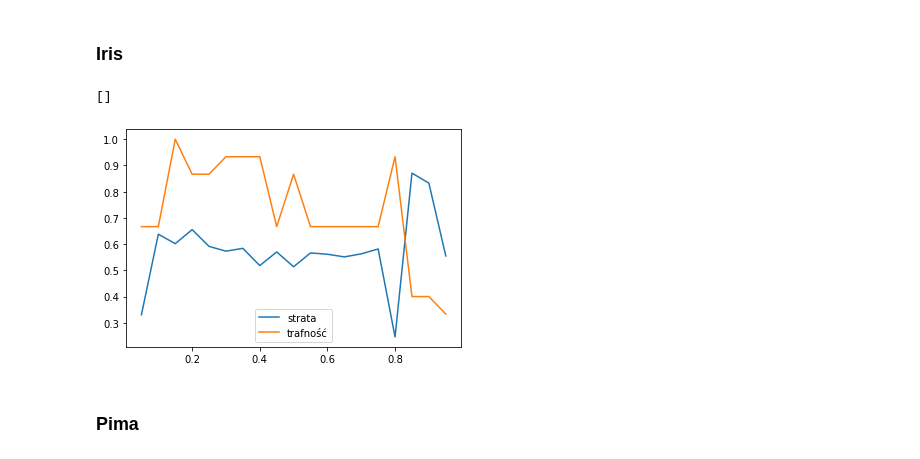
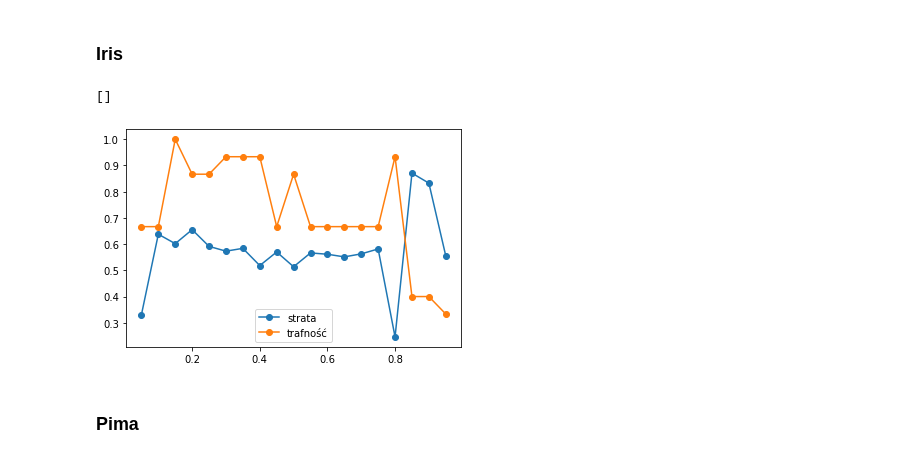
Before and after one commit to TheCommonCold/UM-lab-7-8, a Jupyter notebook: UM-lab8.ipynb, the cells around one changed output. Cells and saved outputs as stored; diff of their text form; code cells hidden in the pictures.

```diff
--- a/UM-lab8.ipynb
+++ b/UM-lab8.ipynb
@@ -156,36 +156,36 @@ detected layer sizes: [4, 4, 3, 3]
 # %%
 iris = load_iris()
 X = iris.data
 y = iris.target
 
 X = StandardScaler().fit_transform(X)
 X_train, X_test, y_train, y_test = train_test_split(X, y, test_size=0.1, random_state=1342)
 
 scaler = StandardScaler()
 scaler.fit(X_train)
 X_train = scaler.transform(X_train)
 X_test = scaler.transform(X_test)
 
 loss = []
 licz = []
 acc = []
 for i in np.linspace(0.05,0.95,19):
     clf = MLPClassifier(solver='adam', alpha=1e-5, hidden_layer_sizes=(4,3), activation='logistic',validation_fraction=i, early_stopping= True,random_state=231,
                     max_iter=5000, n_iter_no_change=500)
     clf.fit(X_train, y_train)
     licz.append(i)
     loss.append(clf.loss_)
     acc.append(clf.score(X_test,y_test))
 
 fig = plt.figure()
 ax = fig.add_subplot(111)
-ax.plot(licz, loss,label = "strata")
-ax.plot(licz, acc,label = "trafność")
+ax.plot(licz, loss,label = "strata", marker='o')
+ax.plot(licz, acc,label = "trafność", marker='o')
 ax.legend()
 plt.plot()
 # %% [output]
 []
-[figure, old version]
+[figure, new version]
 # %% [markdown]
 ### Pima
 # %%
```
Also changed, not shown: parts of 9 cells of this notebook.
